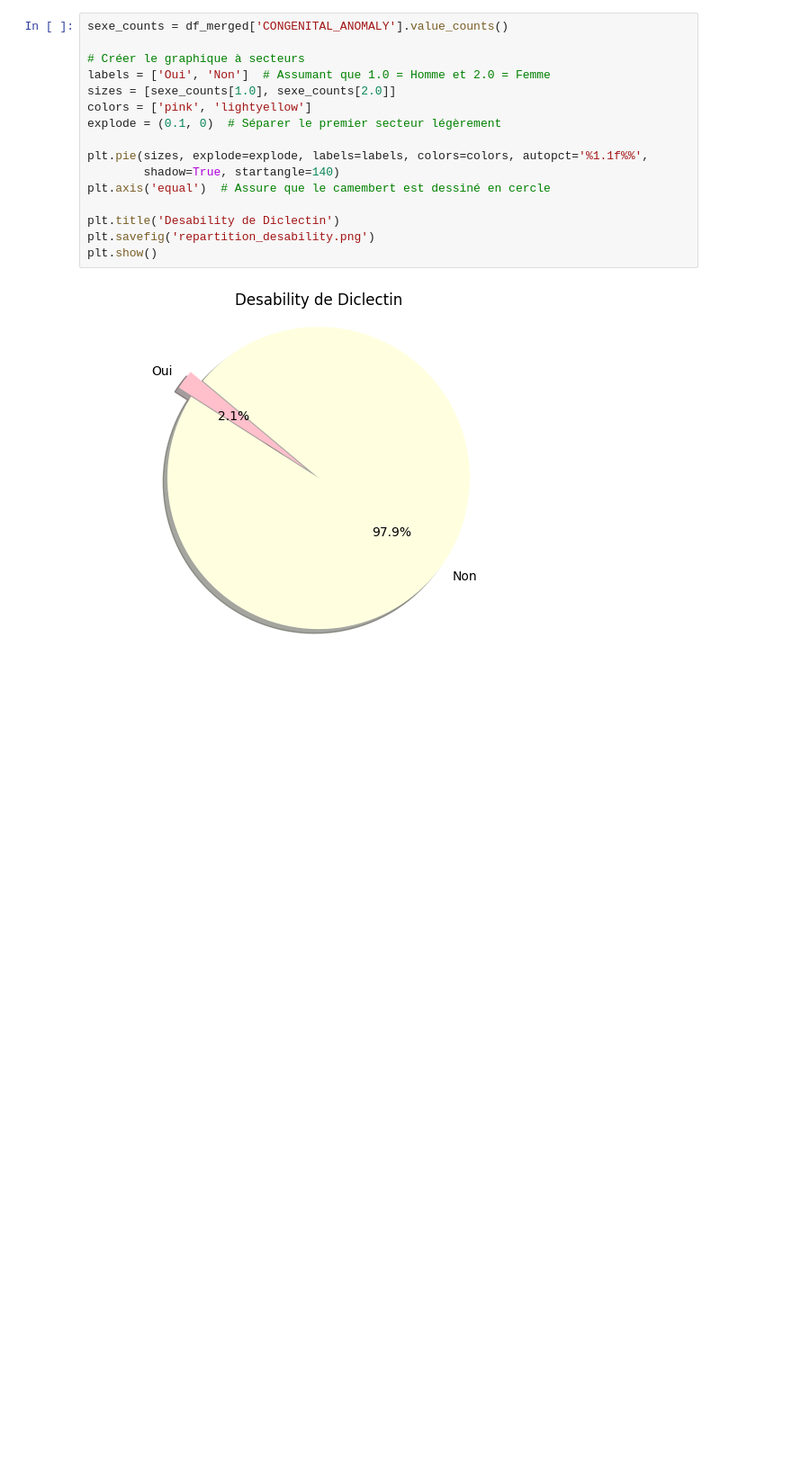
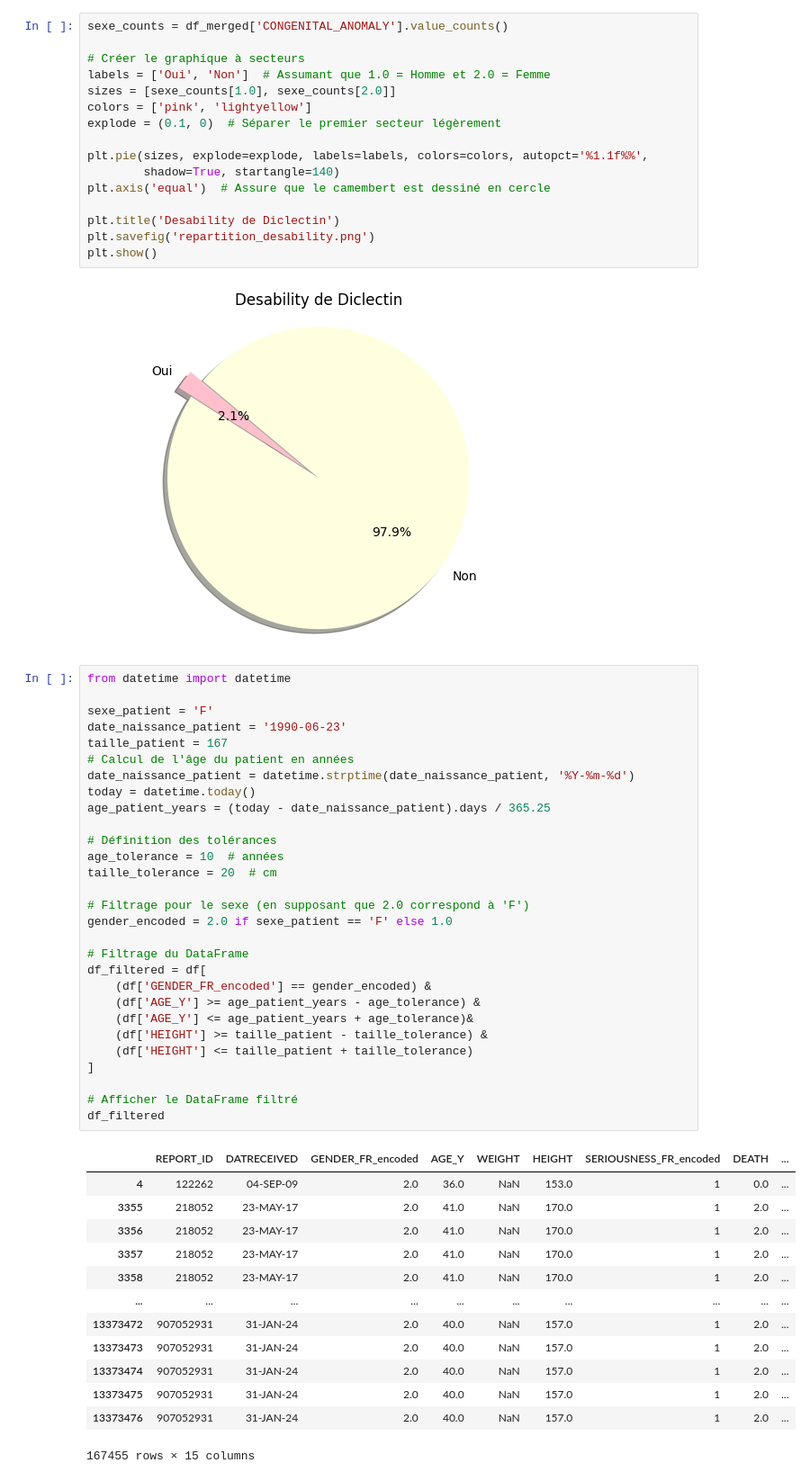
Before and after one commit to ZulieD/Med-Phar, a Jupyter notebook: Site/Result/analyse.ipynb, the cells around one changed output. Shown at 90% size. Cells and saved outputs as stored; diff of their text form; blank space fills up the shorter version.

```diff
--- a/Site/Result/analyse.ipynb
+++ b/Site/Result/analyse.ipynb
@@ -92,3 +92,46 @@ plt.savefig('repartition_desability.png')
 plt.show()
 # %% [output]
 [figure]
+# %%
+from datetime import datetime
+
+sexe_patient = 'F'
+date_naissance_patient = '1990-06-23'
+taille_patient = 167
+# Calcul de l'âge du patient en années
+date_naissance_patient = datetime.strptime(date_naissance_patient, '%Y-%m-%d')
+today = datetime.today()
+age_patient_years = (today - date_naissance_patient).days / 365.25
+
+# Définition des tolérances
+age_tolerance = 10  # années
+taille_tolerance = 20  # cm
+
+# Filtrage pour le sexe (en supposant que 2.0 correspond à 'F')
+gender_encoded = 2.0 if sexe_patient == 'F' else 1.0
+
+# Filtrage du DataFrame
+df_filtered = df[
+    (df['GENDER_FR_encoded'] == gender_encoded) &
+    (df['AGE_Y'] >= age_patient_years - age_tolerance) &
+    (df['AGE_Y'] <= age_patient_years + age_tolerance)&
+    (df['HEIGHT'] >= taille_patient - taille_tolerance) &
+    (df['HEIGHT'] <= taille_patient + taille_tolerance)
+]
+
+# Afficher le DataFrame filtré
+df_filtered
+# %% [output]
+|  | REPORT_ID | DATRECEIVED | GENDER_FR_encoded | AGE_Y | WEIGHT | HEIGHT | SERIOUSNESS_FR_encoded | DEATH | ... |
+| 4 | 122262 | 04-SEP-09 | 2.0 | 36.0 | NaN | 153.0 | 1 | 0.0 | ... |
+| 3355 | 218052 | 23-MAY-17 | 2.0 | 41.0 | NaN | 170.0 | 1 | 2.0 | ... |
+| 3356 | 218052 | 23-MAY-17 | 2.0 | 41.0 | NaN | 170.0 | 1 | 2.0 | ... |
+| 3357 | 218052 | 23-MAY-17 | 2.0 | 41.0 | NaN | 170.0 | 1 | 2.0 | ... |
+| 3358 | 218052 | 23-MAY-17 | 2.0 | 41.0 | NaN | 170.0 | 1 | 2.0 | ... |
+| ... | ... | ... | ... | ... | ... | ... | ... | ... | ... |
+| 13373472 | 907052931 | 31-JAN-24 | 2.0 | 40.0 | NaN | 157.0 | 1 | 2.0 | ... |
+| 13373473 | 907052931 | 31-JAN-24 | 2.0 | 40.0 | NaN | 157.0 | 1 | 2.0 | ... |
+| 13373474 | 907052931 | 31-JAN-24 | 2.0 | 40.0 | NaN | 157.0 | 1 | 2.0 | ... |
+| 13373475 | 907052931 | 31-JAN-24 | 2.0 | 40.0 | NaN | 157.0 | 1 | 2.0 | ... |
+| 13373476 | 907052931 | 31-JAN-24 | 2.0 | 40.0 | NaN | 157.0 | 1 | 2.0 | ... |
+167455 rows × 15 columns
```
Also changed, not shown: parts of 4 cells of this notebook, 12 other files.
